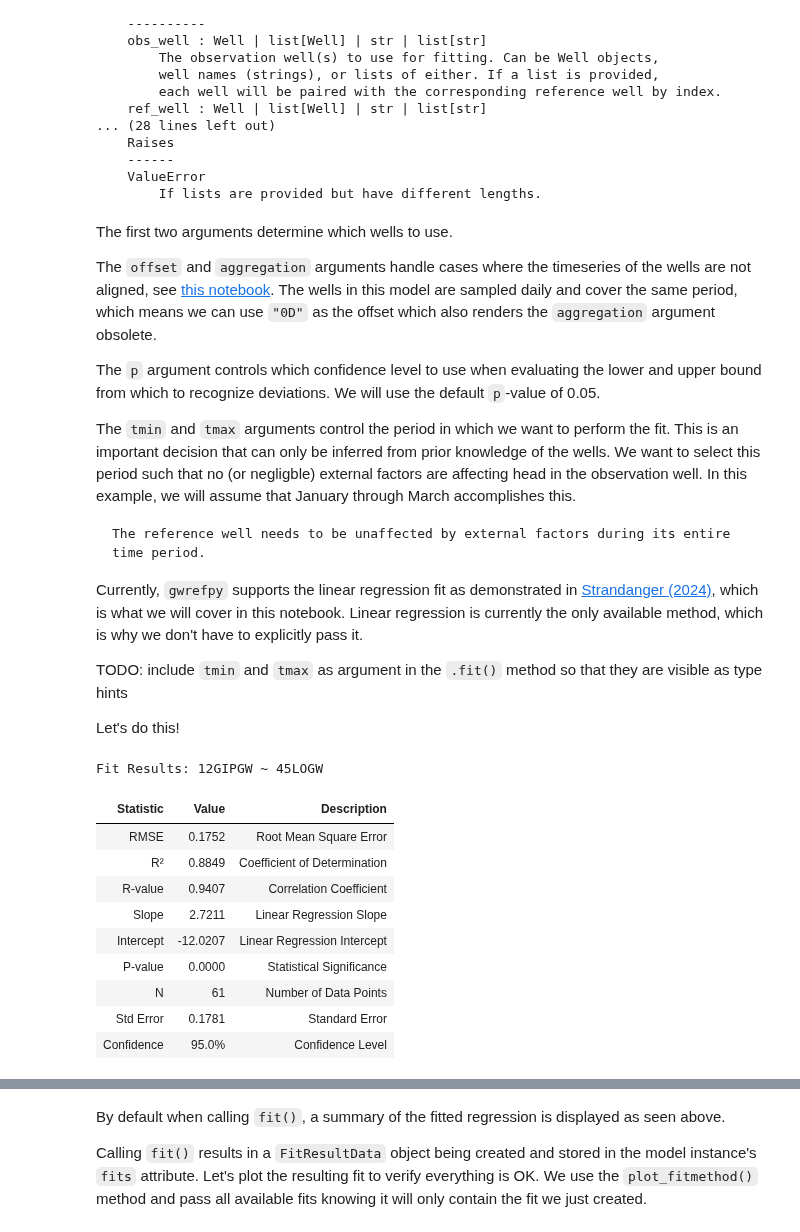
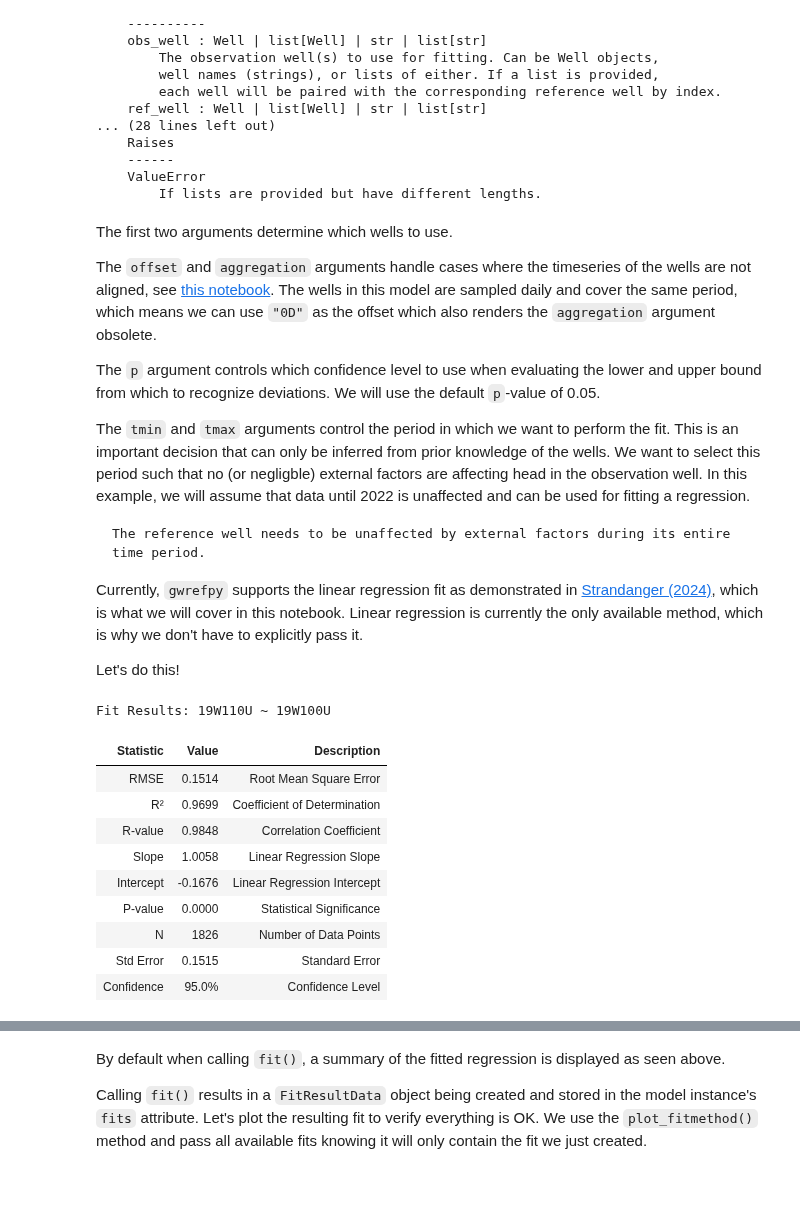
Before and after one commit to sgfsweden/gwrefpy, a Jupyter notebook: docs/user_guide/2_fitting_wells.ipynb, the cells around one changed output, grey strips where cells are left out. Drawn from its saved outputs; the diff is of its cells as text; code cells hidden in the pictures; blank space fills up the shorter version.

````diff
--- a/docs/user_guide/2_fitting_wells.ipynb
+++ b/docs/user_guide/2_fitting_wells.ipynb
@@ -23,3 +24,3 @@ In this notebook, we will work with data provided by `gwrefpy`. Let's load the m
 # %%
-model = gr.Model("small_example.gwref")
-model.fits = []  # clear existing fits
+model = gr.Model("deviation_example.gwref")
+model
@@ -68,7 +71,7 @@ The `offset` and `aggregation` arguments handle cases where the timeseries of th
 
 The `p` argument controls which confidence level to use when evaluating the lower and upper bound from which to recognize deviations. We will use the default `p`-value of 0.05.
 
-The `tmin` and `tmax` arguments control the period in which we want to perform the fit. This is an important decision that can only be inferred from prior knowledge of the wells. We want to select this period such that no (or negligble) external factors are affecting head in the observation well. In this example, we will assume that January through March accomplishes this.
+The `tmin` and `tmax` arguments control the period in which we want to perform the fit. This is an important decision that can only be inferred from prior knowledge of the wells. We want to select this period such that no (or negligble) external factors are affecting head in the observation well. In this example, we will assume that data until 2022 is unaffected and can be used for fitting a regression.
 
 ```{important}
 The reference well needs to be unaffected by external factors during its entire time period.
@@ -76,26 +79,23 @@ The reference well needs to be unaffected by external factors during its entire
 
 Currently, `gwrefpy` supports the linear regression fit as demonstrated in [Strandanger (2024)](https://svenskageotekniskaforeningen.se/wp-content/uploads/Publikationer/SGF_Rapporter/2024_2_Akvifars_refmetod.pdf), which is what we will cover in this notebook. Linear regression is currently the only available method, which is why we don't have to explicitly pass it.
 
-TODO: include `tmin` and `tmax` as argument in the `.fit()` method so that they are visible as type hints
-
 Let's do this!
 # %%
 model.fit(
-    obs_well="12GIPGW",
-    ref_well="45LOGW",
+    obs_well="19W110U",
+    ref_well="19W100U",
     offset="0D",
-    tmin="2020-01-01",
-    tmax="2020-03-01"
+    tmax="2022"
 )
 # %% [output]
-Fit Results: 12GIPGW ~ 45LOGW
+Fit Results: 19W110U ~ 19W100U
 | Statistic | Value | Description |
-| RMSE | 0.1752 | Root Mean Square Error |
-| R² | 0.8849 | Coefficient of Determination |
-| R-value | 0.9407 | Correlation Coefficient |
-| Slope | 2.7211 | Linear Regression Slope |
-| Intercept | -12.0207 | Linear Regression Intercept |
+| RMSE | 0.1514 | Root Mean Square Error |
+| R² | 0.9699 | Coefficient of Determination |
+| R-value | 0.9848 | Correlation Coefficient |
+| Slope | 1.0058 | Linear Regression Slope |
+| Intercept | -0.1676 | Linear Regression Intercept |
 | P-value | 0.0000 | Statistical Significance |
-| N | 61 | Number of Data Points |
-| Std Error | 0.1781 | Standard Error |
+| N | 1826 | Number of Data Points |
+| Std Error | 0.1515 | Standard Error |
 | Confidence | 95.0% | Confidence Level |
````
Also changed, not shown: parts of 10 cells of this notebook.
